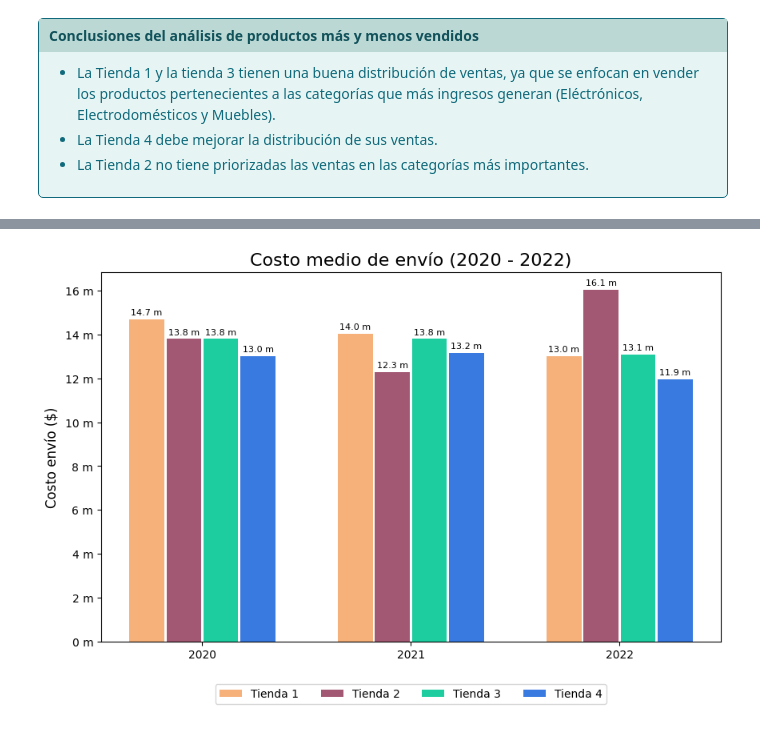
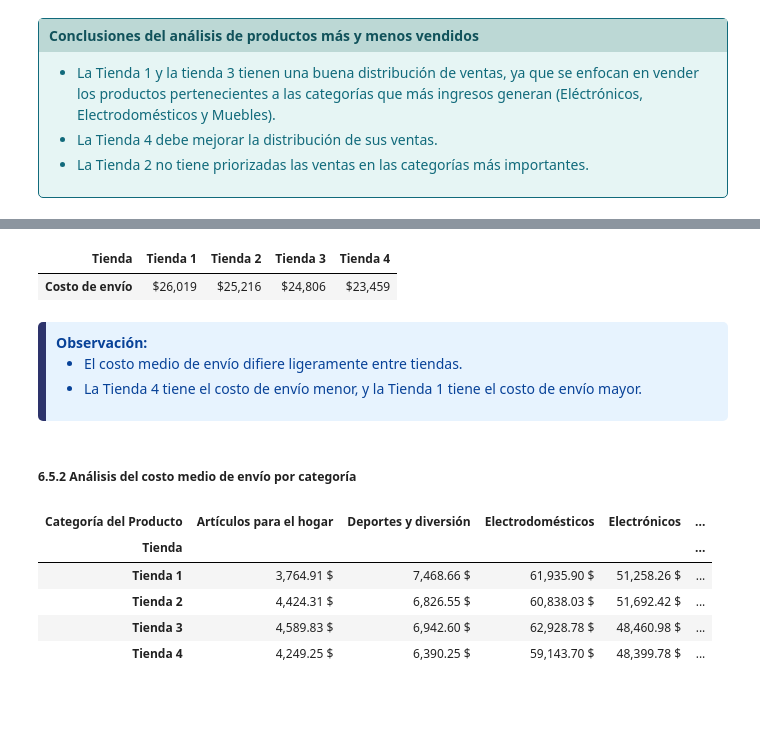
Before and after one commit to ecordovag/challenge_alura_store, a Jupyter notebook: AluraStoreLatam.ipynb, the cells around one changed output, grey strips where cells are left out. Cells and saved outputs as stored; diff of their text form; code cells hidden in the pictures; blank space fills up the shorter version.

```diff
--- a/AluraStoreLatam.ipynb
+++ b/AluraStoreLatam.ipynb
@@ -1152,50 +1128,30 @@ costo_envio_mediana_ano
-# %%
-# Gráfica de barras de costo promedio de envío por año
-
-# Lista de colores por tienda
-colores = ['#F6B17A', '#A25772', '#1DCD9F', '#387ADF']
-
-# Determinación de parámetros de la gráfica
-# Etiquetas del eje x
-anos = costo_envio_mediana_ano.index.year.astype(str)
-# Etiquetas leyenda
-nombres_tiendas2 = costo_envio_mediana_ano.columns
-
-num_tiendas1 = len(costo_envio_mediana_ano.columns)
-
-# Ubicaciones de las categorías eje x
-x = np.arange(len(anos))*3
-
-# Ancho y espacio de barras
-ancho_barra1 = 0.5
-espacio2 = np.linspace(-ancho_barra1*1.6, ancho_barra*1.6, num_tiendas1)
-
-
-# Realización de la gráfica
-fig, ax = plt.subplots(figsize = (10,6))
-
-for i, t, c in zip(range(0,4), nombres_tiendas2, colores):
-
-    # Posiciones de barras en una misma categoría
-    pos_x = x + espacio2[i]
-
-    ax.bar(pos_x, costo_envio_mediana_ano[t], width= ancho_barra1, color=c, label=t)
-
-    # Formato de eje x
-    ax.set_xticks(x)
-    ax.set_xticklabels(anos)
-
-    # Etiquetas de barras
-    for j, etiqueta3 in enumerate(costo_envio_mediana_ano[t]):
-        etiqueta_formateada = f'{etiqueta3/1000:,.1f} m'
-        ax.text(pos_x[j], etiqueta3+200, f'{etiqueta_formateada}', ha='center', fontsize=8)
-
-
-ax.legend(loc='upper center', bbox_to_anchor=(0.5, -0.1), ncols=4)
-ax.set_title('Costo medio de envío (2020 - 2022)',fontsize=16)
-ax.set_ylabel('Costo envío ($)', fontsize=12)
-ax.yaxis.set_major_formatter(FuncFormatter(lambda x, _: f'{x/1000:,.0f} m'))
-
-plt.show()
-# %% [output]
-[figure, removed]
+# %%
+costo_envio_mediana = pd.pivot_table(df_combinados_2, values='Costo de envío', index=None, columns='Tienda', aggfunc='mean')
+costo_envio_mediana.map(lambda x: f'${x:,.0f}')
+# %% [output]
+| Tienda | Tienda 1 | Tienda 2 | Tienda 3 | Tienda 4 |
+| Costo de envío | $26,019 | $25,216 | $24,806 | $23,459 |
+# %% [markdown]
+<div style="background-color: #e7f3fe; color: #084298; padding: 10px; border-left: 8px solid #2D336B; border-radius: 5px;">
+  <strong>Observación:</strong>
+  <ul>
+      <li> El costo medio de envío difiere ligeramente entre tiendas. </li>
+      <li> La Tienda 4 tiene el costo de envío menor, y la Tienda 1 tiene el costo de envío mayor. </li>
+  </ul>
+</div>
+# %% [markdown]
+##### 6.5.2 Análisis del costo medio de envío por categoría
+# %%
+# Generar df de costo de envio por categoria
+envio_categoria = pd.pivot_table(df_combinados_2, values='Costo de envío', index='Categoría del Producto', columns='Tienda', aggfunc='mean')
+
+# Transponer la tabla de costo de envío por categoría
+envio_categoria_trans = envio_categoria.T
+envio_categoria_trans.map(lambda x: f'{x:,.2f} $')
+# %% [output]
+| Categoría del Producto | Artículos para el hogar | Deportes y diversión | Electrodomésticos | Electrónicos | ... |
+| Tienda |  |  |  |  | ... |
+| Tienda 1 | 3,764.91 $ | 7,468.66 $ | 61,935.90 $ | 51,258.26 $ | ... |
+| Tienda 2 | 4,424.31 $ | 6,826.55 $ | 60,838.03 $ | 51,692.42 $ | ... |
+| Tienda 3 | 4,589.83 $ | 6,942.60 $ | 62,928.78 $ | 48,460.98 $ | ... |
+| Tienda 4 | 4,249.25 $ | 6,390.25 $ | 59,143.70 $ | 48,399.78 $ | ... |
```
Also changed, not shown: parts of 30 cells of this notebook.
